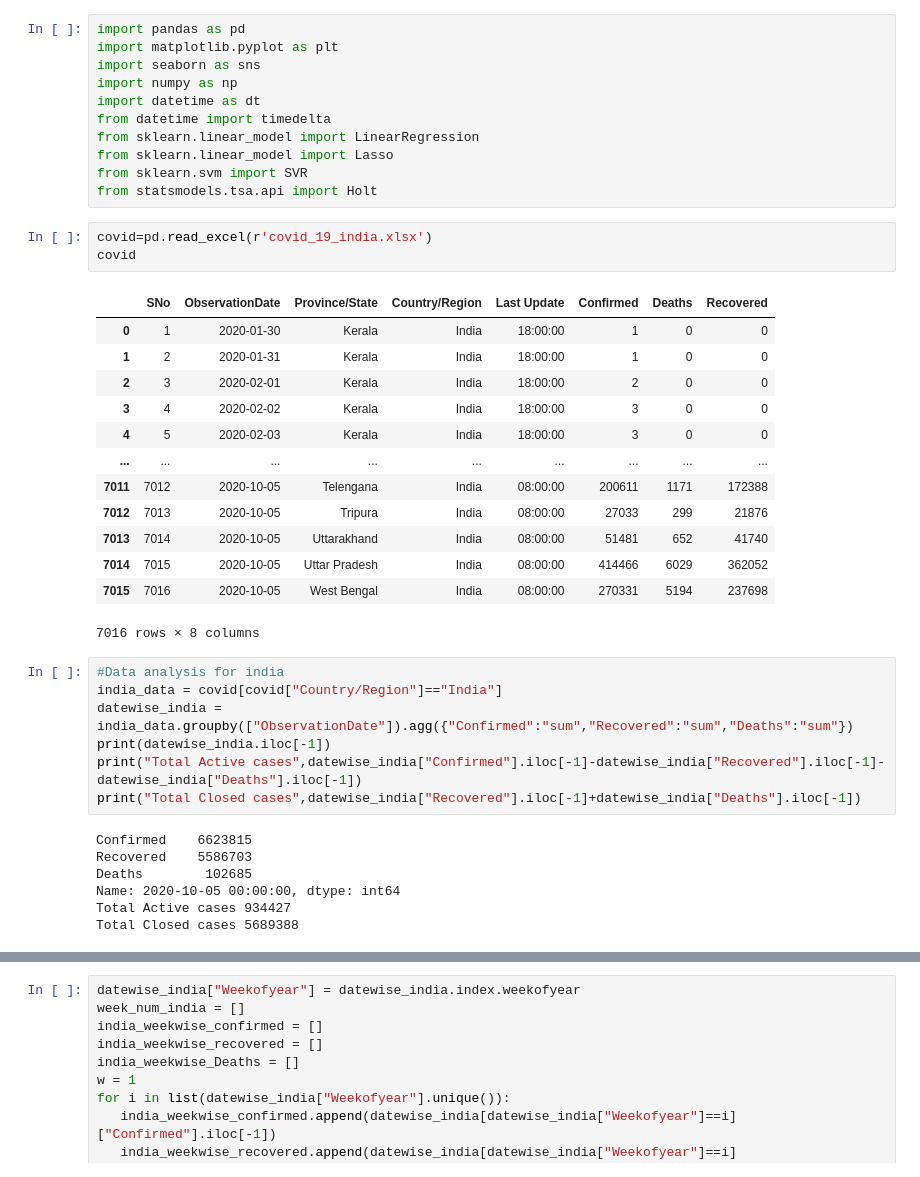
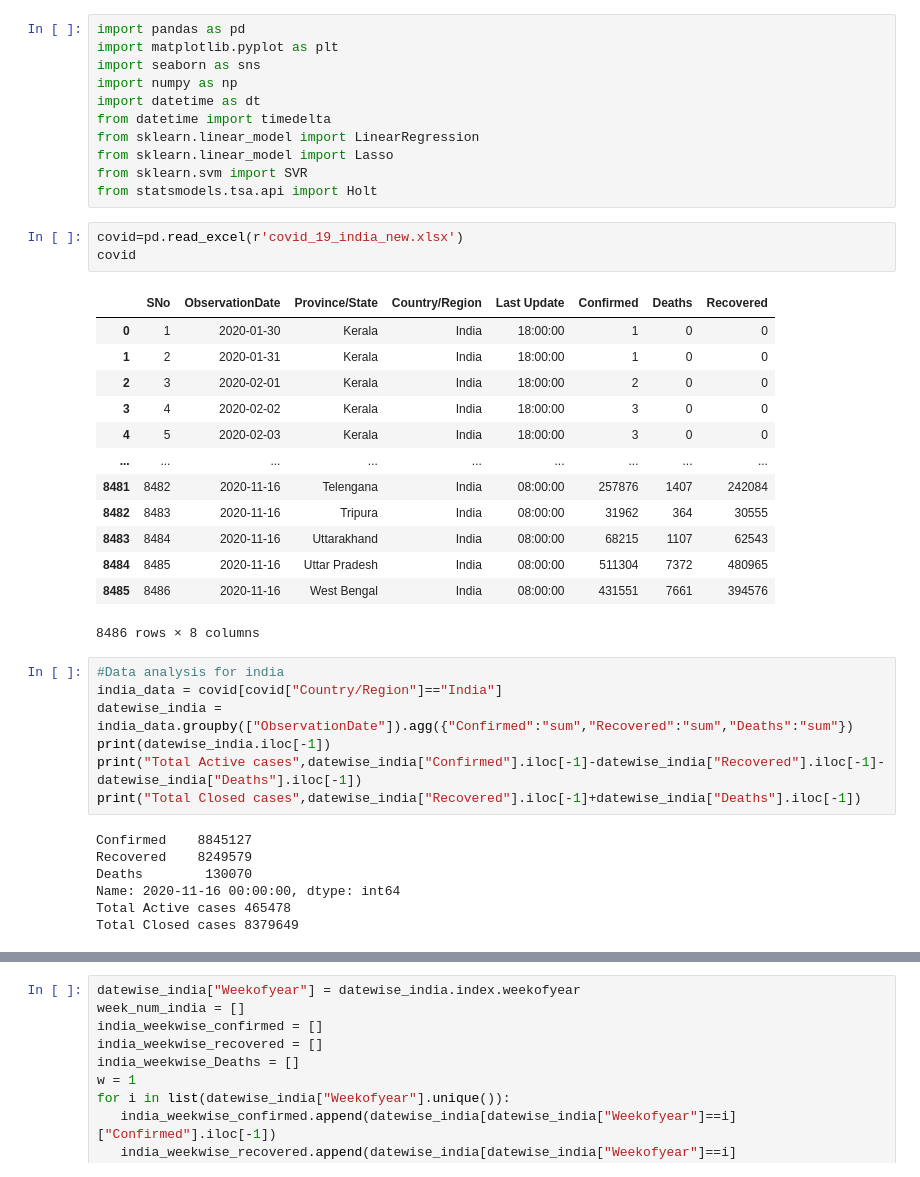
Before and after one commit to tellakulahimabindu/covid-19_prediction, a Jupyter notebook: Covid_19.ipynb, the cells around one changed output, grey strips where cells are left out. Cells and saved outputs as stored; diff of their text form.

```diff
--- a/Covid_19.ipynb
+++ b/Covid_19.ipynb
@@ -12,22 +12,22 @@ from sklearn.linear_model import Lasso
 from sklearn.svm import SVR
 from statsmodels.tsa.api import Holt
 # %%
-covid=pd.read_excel(r'covid_19_india.xlsx')
+covid=pd.read_excel(r'covid_19_india_new.xlsx')
 covid
 # %% [output]
 |  | SNo | ObservationDate | Province/State | Country/Region | Last Update | Confirmed | Deaths | Recovered |
 | 0 | 1 | 2020-01-30 | Kerala | India | 18:00:00 | 1 | 0 | 0 |
 | 1 | 2 | 2020-01-31 | Kerala | India | 18:00:00 | 1 | 0 | 0 |
 | 2 | 3 | 2020-02-01 | Kerala | India | 18:00:00 | 2 | 0 | 0 |
 | 3 | 4 | 2020-02-02 | Kerala | India | 18:00:00 | 3 | 0 | 0 |
 | 4 | 5 | 2020-02-03 | Kerala | India | 18:00:00 | 3 | 0 | 0 |
 | ... | ... | ... | ... | ... | ... | ... | ... | ... |
-| 7011 | 7012 | 2020-10-05 | Telengana | India | 08:00:00 | 200611 | 1171 | 172388 |
-| 7012 | 7013 | 2020-10-05 | Tripura | India | 08:00:00 | 27033 | 299 | 21876 |
-| 7013 | 7014 | 2020-10-05 | Uttarakhand | India | 08:00:00 | 51481 | 652 | 41740 |
-| 7014 | 7015 | 2020-10-05 | Uttar Pradesh | India | 08:00:00 | 414466 | 6029 | 362052 |
-| 7015 | 7016 | 2020-10-05 | West Bengal | India | 08:00:00 | 270331 | 5194 | 237698 |
+| 8481 | 8482 | 2020-11-16 | Telengana | India | 08:00:00 | 257876 | 1407 | 242084 |
+| 8482 | 8483 | 2020-11-16 | Tripura | India | 08:00:00 | 31962 | 364 | 30555 |
+| 8483 | 8484 | 2020-11-16 | Uttarakhand | India | 08:00:00 | 68215 | 1107 | 62543 |
+| 8484 | 8485 | 2020-11-16 | Uttar Pradesh | India | 08:00:00 | 511304 | 7372 | 480965 |
+| 8485 | 8486 | 2020-11-16 | West Bengal | India | 08:00:00 | 431551 | 7661 | 394576 |
-7016 rows × 8 columns
+8486 rows × 8 columns
 # %%
 #Data analysis for india
 india_data = covid[covid["Country/Region"]=="India"]
@@ -36,9 +36,9 @@ print(datewise_india.iloc[-1])
 print("Total Active cases",datewise_india["Confirmed"].iloc[-1]-datewise_india["Recovered"].iloc[-1]-datewise_india["Deaths"].iloc[-1])
 print("Total Closed cases",datewise_india["Recovered"].iloc[-1]+datewise_india["Deaths"].iloc[-1])
 # %% [output]
-Confirmed    6623815
-Recovered    5586703
-Deaths        102685
-Name: 2020-10-05 00:00:00, dtype: int64
-Total Active cases 934427
-Total Closed cases 5689388
+Confirmed    8845127
+Recovered    8249579
+Deaths        130070
+Name: 2020-11-16 00:00:00, dtype: int64
+Total Active cases 465478
+Total Closed cases 8379649
```
Also changed, not shown: parts of 9 cells of this notebook.
